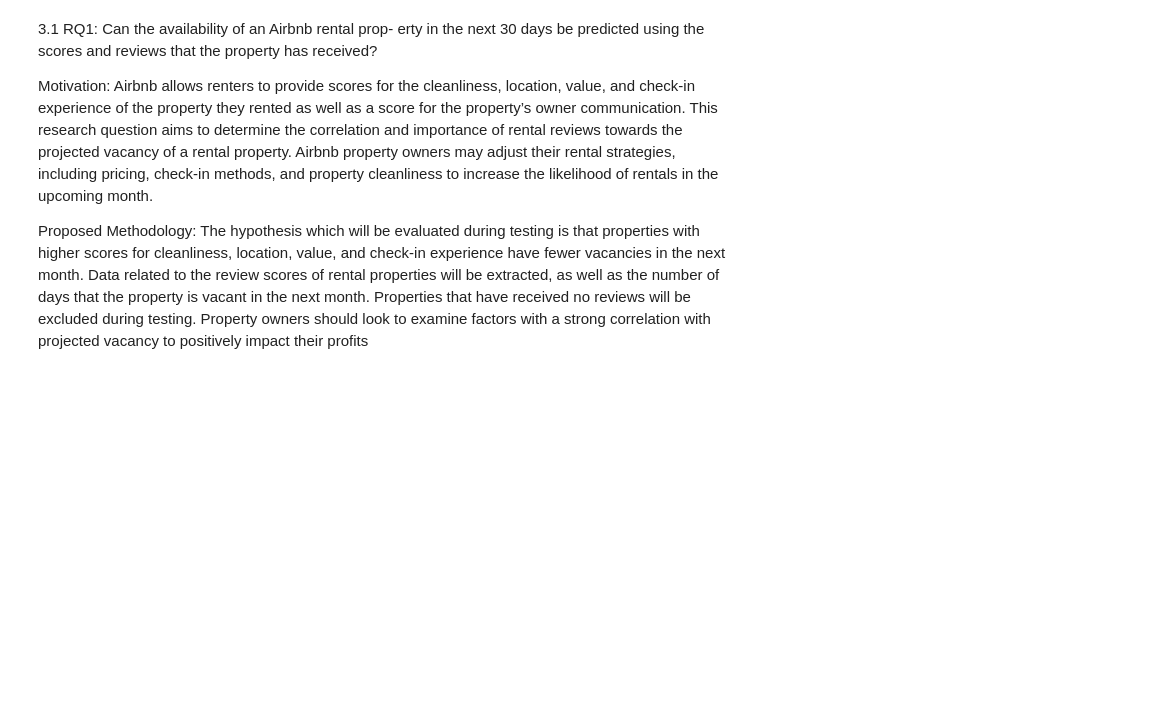
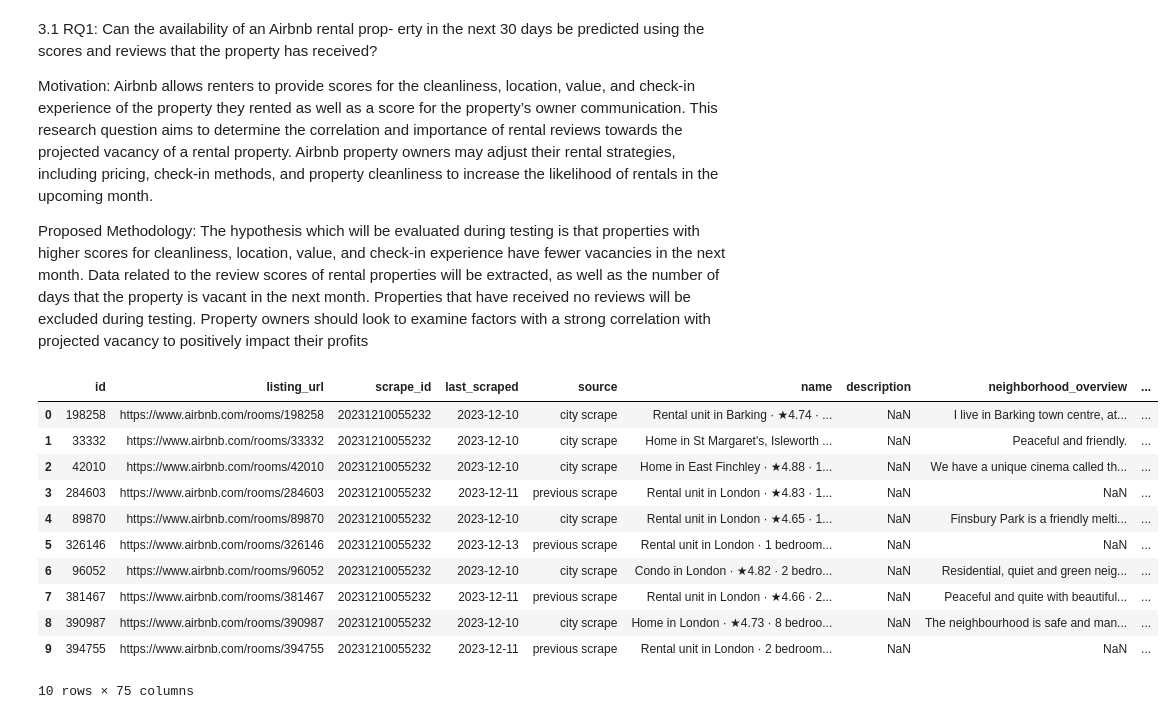
Before and after one commit to 18txm/inside-airbnb-vacancies, a Jupyter notebook: vacancy predictor.ipynb, the cells around one changed output. Drawn from its saved outputs; the diff is of its cells as text; code cells hidden in the pictures; blank space fills up the shorter version.

```diff
--- a/vacancy predictor.ipynb
+++ b/vacancy predictor.ipynb
@@ -34,4 +36,20 @@ from sklearn.metrics import mean_squared_error
 from sklearn.model_selection import train_test_split
 # %%
 # ----- Read CSV File Into Dataframe ----- #
-filepath = './../../data/Airbnb_London/listings.csv'
+filepath = './../London_data/'
+
+dfListings = pd.read_csv(os.path.join(filepath, "listings.csv"))
+dfListings.head(10)
+# %% [output]
+|  | id | listing_url | scrape_id | last_scraped | source | name | description | neighborhood_overview | ... |
+| 0 | 198258 | https://www.airbnb.com/rooms/198258 | 20231210055232 | 2023-12-10 | city scrape | Rental unit in Barking · ★4.74 · ... | NaN | I live in Barking town centre, at... | ... |
+| 1 | 33332 | https://www.airbnb.com/rooms/33332 | 20231210055232 | 2023-12-10 | city scrape | Home in St Margaret's, Isleworth ... | NaN | Peaceful and friendly. | ... |
+| 2 | 42010 | https://www.airbnb.com/rooms/42010 | 20231210055232 | 2023-12-10 | city scrape | Home in East Finchley · ★4.88 · 1... | NaN | We have a unique cinema called th... | ... |
+| 3 | 284603 | https://www.airbnb.com/rooms/284603 | 20231210055232 | 2023-12-11 | previous scrape | Rental unit in London · ★4.83 · 1... | NaN | NaN | ... |
+| 4 | 89870 | https://www.airbnb.com/rooms/89870 | 20231210055232 | 2023-12-10 | city scrape | Rental unit in London · ★4.65 · 1... | NaN | Finsbury Park is a friendly melti... | ... |
+| 5 | 326146 | https://www.airbnb.com/rooms/326146 | 20231210055232 | 2023-12-13 | previous scrape | Rental unit in London · 1 bedroom... | NaN | NaN | ... |
+| 6 | 96052 | https://www.airbnb.com/rooms/96052 | 20231210055232 | 2023-12-10 | city scrape | Condo in London · ★4.82 · 2 bedro... | NaN | Residential, quiet and green neig... | ... |
+| 7 | 381467 | https://www.airbnb.com/rooms/381467 | 20231210055232 | 2023-12-11 | previous scrape | Rental unit in London · ★4.66 · 2... | NaN | Peaceful and quite with beautiful... | ... |
+| 8 | 390987 | https://www.airbnb.com/rooms/390987 | 20231210055232 | 2023-12-10 | city scrape | Home in London · ★4.73 · 8 bedroo... | NaN | The neighbourhood is safe and man... | ... |
+| 9 | 394755 | https://www.airbnb.com/rooms/394755 | 20231210055232 | 2023-12-11 | previous scrape | Rental unit in London · 2 bedroom... | NaN | NaN | ... |
+10 rows × 75 columns
```
Also changed, not shown: parts of 5 cells of this notebook.
